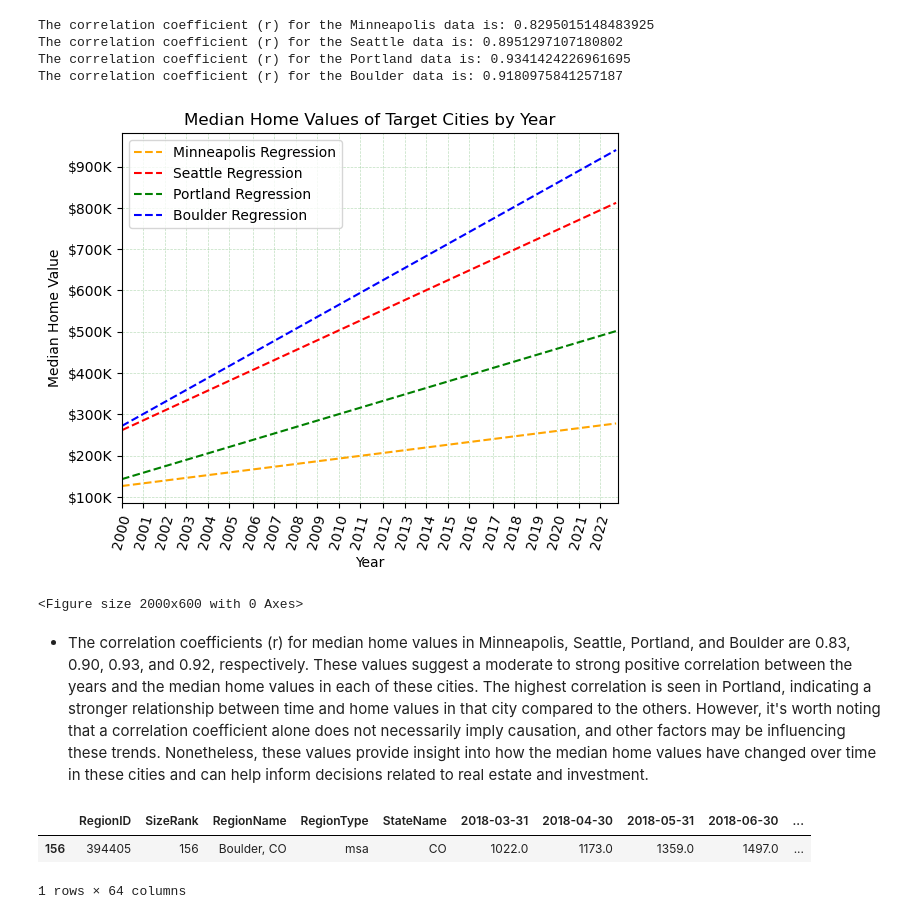
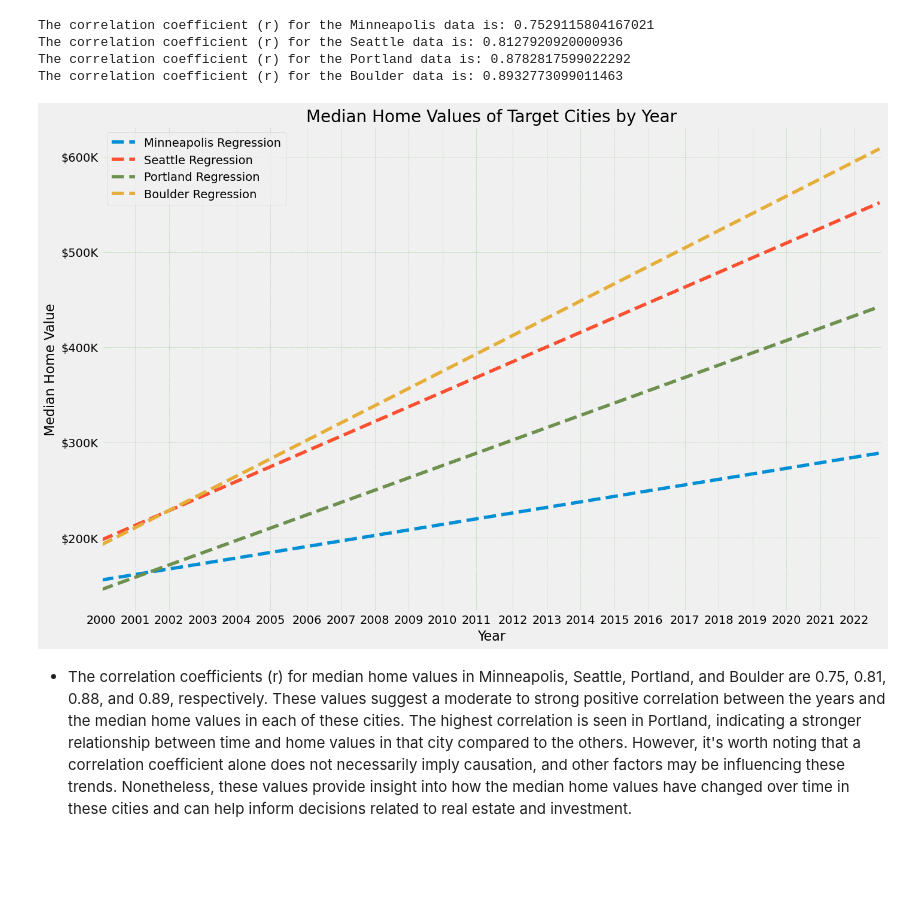
Before and after one commit to earlyann/Zillow_target_city_analysis, a Jupyter notebook: zillow.ipynb, the cells around one changed output. Saved outputs shown, nothing was run; the diff lists cells and outputs as text; code cells hidden in the pictures; blank space fills up the shorter version.

```diff
--- a/zillow.ipynb
+++ b/zillow.ipynb
@@ -1,5 +1,10 @@
 # %%
 import pandas as pd
+import os
 import matplotlib.pyplot as plt
 import numpy as np
 from scipy.stats import linregress
+
+plt.style.use('fivethirtyeight')
+pd.options.display.max_columns = 500
+color_pal = plt.rcParams["axes.prop_cycle"].by_key()["color"]
@@ -39,7 +45,7 @@ Length: 285, dtype: object
 # %%
 # creating data frames of just the target cities median home values over time
-mpls = df.loc[(df['RegionName'] == 'Minneapolis') & (df['State'] == 'MN')].copy()
-prt = df.loc[(df['RegionName'] == 'Portland') & (df['State'] == 'OR')].copy()
-stl = df.loc[(df['RegionName'] == 'Seattle') & (df['State'] == 'WA')].copy()
-bldr = df.loc[(df['RegionName'] == 'Boulder') & (df['State'] == 'CO')].copy()
+mpls = df1.loc[df1['RegionName'] == 'Minneapolis, MN'].copy()
+prt = df1.loc[df1['RegionName'] == 'Portland, OR'].copy()
+stl = df1.loc[df1['RegionName'] == 'Seattle, WA'].copy()
+bldr = df1.loc[df1['RegionName'] == 'Boulder, CO'].copy()
 # %%
@@ -122,17 +131,15 @@ mpls.dtypes
 # %%
-# just the minneapolis value with its line regression
+# plotting ZHVI regression lines for all 4 target cities over the
+# entire timeframe of the data
 
-mpls_data = pd.to_numeric(mpls.iloc[0, 8:], errors='coerce')
-stl_data = pd.to_numeric(stl.iloc[0, 8:], errors='coerce')
-prt_data = pd.to_numeric(prt.iloc[0, 8:], errors='coerce')
-bldr_data = pd.to_numeric(bldr.iloc[0, 8:], errors='coerce')
+# set the figure size
+plt.figure(figsize=(15,10))
 
+mpls_data = pd.to_numeric(mpls.iloc[0, 5:], errors='coerce')
+stl_data = pd.to_numeric(stl.iloc[0, 5:], errors='coerce')
+prt_data = pd.to_numeric(prt.iloc[0, 5:], errors='coerce')
+bldr_data = pd.to_numeric(bldr.iloc[0, 5:], errors='coerce')
 
-# drop NaN values
-mpls_data = mpls_data.dropna()
-stl_data = stl_data.dropna()
-prt_data = prt_data.dropna()
-bldr_data = bldr_data.dropna()
 
 # calculate the slope of each line using linregress() and create equation of line
 (mpls_slope, mpls_int, mpls_r, mpls_p, mpls_std_err) = linregress(np.arange(len(mpls_data)), mpls_data)
@@ -165,52 +172,54 @@ print("The correlation coefficient (r) for the Boulder data is:", bldr_r)
 # plt.plot(stl_data, label='Boulder', color='blue')
 
 # plot the regression lines for each city
-plt.plot(mpls_fit, label='Minneapolis Regression', color='orange', linestyle='--')
-plt.plot(stl_fit, label='Seattle Regression', color='red', linestyle='--')
-plt.plot(prt_fit, label='Portland Regression', color='green', linestyle='--')
-plt.plot(bldr_fit, label='Boulder Regression', color='blue', linestyle='--')
+plt.plot(mpls_fit, label='Minneapolis Regression', color=color_pal[0], linestyle='--')
+plt.plot(stl_fit, label='Seattle Regression', color=color_pal[1], linestyle='--')
+plt.plot(prt_fit, label='Portland Regression', color=color_pal[3], linestyle='--')
+plt.plot(bldr_fit, label='Boulder Regression', color=color_pal[2], linestyle='--')
 
 
 # add labels and a title
-plt.xlabel('Year')
-plt.ylabel('Median Home Value')
-plt.title('Median Home Values of Target Cities by Year')
+plt.xlabel('Year', fontsize=16)
+plt.ylabel('Median Home Value', fontsize=16)
+plt.title('Median Home Values of Target Cities by Year', fontsize=20)
 
 dates = pd.date_range(start='2000-01-31', end='2023-01-31', freq='12M')
 labels = [date.strftime('%Y') for date in dates]
 
 # convert the dates to integer positions representing the number of months since the start date
 start = pd.Timestamp('2000-01-31')
 positions = [(date - start).days // 30 for date in dates]
 
 # set the x-ticks and labels
-plt.xticks(positions, labels, rotation=75)
+plt.xticks(positions, labels)
 
 # format the y-axis labels to display values in millions of dollars with a decimal place
 plt.gca().get_yaxis().set_major_formatter(
     plt.FuncFormatter(lambda x, p: '${:,.1f}M'.format(x / 1000000) if x >= 1000000 else '${:,.0f}K'.format(x / 1000)))
 
 # set proporties for the grid
 plt.grid(alpha= .25, color = 'green', linestyle = '--', linewidth = 0.5)
 
 # set the x-limits
 plt.xlim(0, len(mpls_data))
 
 # add a legend
 plt.legend(loc='best')
 
-# set the figure size
-plt.figure(figsize=(20, 6))
+# format
+# plt.tight_layout()
+
+# Save your graph as a PNG file in the "visualizations" folder
+plt.savefig('/Users/laceymorgan/Desktop/Zillow_target_city_analysis/figures/median_values__linregress_all_cities.png', dpi=300)
 
 # show the plot
 plt.show()
 # %% [output]
-The correlation coefficient (r) for the Minneapolis data is: 0.8295015148483925
-The correlation coefficient (r) for the Seattle data is: 0.8951297107180802
-The correlation coefficient (r) for the Portland data is: 0.9341424226961695
-The correlation coefficient (r) for the Boulder data is: 0.9180975841257187
+The correlation coefficient (r) for the Minneapolis data is: 0.7529115804167021
+The correlation coefficient (r) for the Seattle data is: 0.8127920920000936
+The correlation coefficient (r) for the Portland data is: 0.8782817599022292
+The correlation coefficient (r) for the Boulder data is: 0.8932773099011463
-[figure, old version]
+[figure, new version]
-<Figure size 2000x600 with 0 Axes>
 # %% [markdown]
-* The correlation coefficients (r) for median home values in Minneapolis, Seattle, Portland, and Boulder are 0.83, 0.90, 0.93, and 0.92, respectively. These values suggest a moderate to strong positive correlation between the years and the median home values in each of these cities. The highest correlation is seen in Portland, indicating a stronger relationship between time and home values in that city compared to the others. However, it's worth noting that a correlation coefficient alone does not necessarily imply causation, and other factors may be influencing these trends. Nonetheless, these values provide insight into how the median home values have changed over time in these cities and can help inform decisions related to real estate and investment.
+* The correlation coefficients (r) for median home values in Minneapolis, Seattle, Portland, and Boulder are 0.75, 0.81, 0.88, and 0.89, respectively. These values suggest a moderate to strong positive correlation between the years and the median home values in each of these cities. The highest correlation is seen in Portland, indicating a stronger relationship between time and home values in that city compared to the others. However, it's worth noting that a correlation coefficient alone does not necessarily imply causation, and other factors may be influencing these trends. Nonetheless, these values provide insight into how the median home values have changed over time in these cities and can help inform decisions related to real estate and investment.
 # %%
@@ -219,9 +228,3 @@ mpls_inv = df2.loc[(df2['RegionName'] == 'Minneapolis, MN')].copy()
 prt_inv = df2.loc[(df2['RegionName'] == 'Portland, OR')].copy()
 stl_inv = df2.loc[(df2['RegionName'] == 'Seattle, WA')].copy()
 bldr_inv = df2.loc[(df2['RegionName'] == 'Boulder, CO')].copy()
-# %%
-bldr_inv
-# %% [output]
-|  | RegionID | SizeRank | RegionName | RegionType | StateName | 2018-03-31 | 2018-04-30 | 2018-05-31 | 2018-06-30 | ... |
-| 156 | 394405 | 156 | Boulder, CO | msa | CO | 1022.0 | 1173.0 | 1359.0 | 1497.0 | ... |
-1 rows × 64 columns
```
Also changed, not shown: parts of 24 cells of this notebook, 15 other files.
